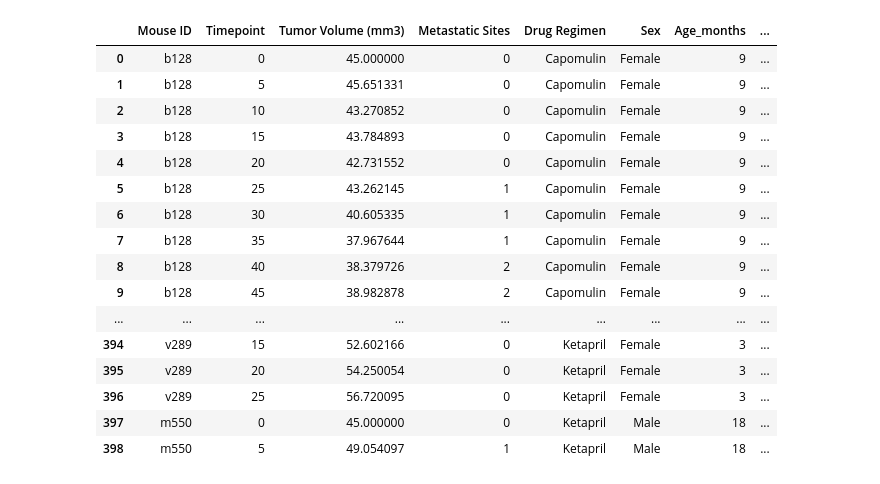
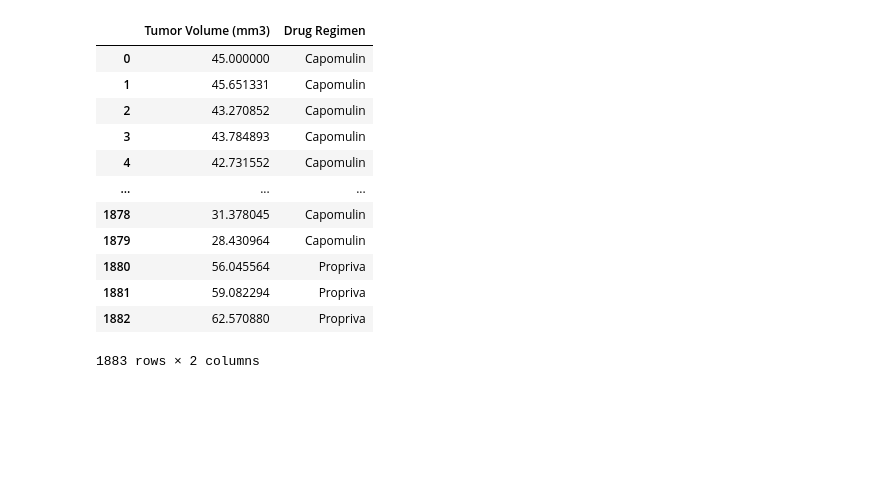
Before and after one commit to MasonMcCoy/Pymaceuticals-Inc, a Jupyter notebook: Pymaceuticals_Inc..ipynb, the cells around one changed output. Cells and saved outputs as stored; diff of their text form; code cells hidden in the pictures; blank space fills up the shorter version.

```diff
--- a/Pymaceuticals_Inc..ipynb
+++ b/Pymaceuticals_Inc..ipynb
@@ -43,22 +40,20 @@ cleaned_resultsDF
 # %%
 #merge CSV files
 merged_data = cleaned_resultsDF.merge(right = meta_dataDF, how = 'inner', on = 'Mouse ID')
-merged_data
+
+tumor_data = merged_data.drop(['Mouse ID', 'Timepoint', 'Metastatic Sites', 'Age_months', 'Sex', 'Weight (g)'], axis = 1)
+tumor_data
 # %% [output]
-|  | Mouse ID | Timepoint | Tumor Volume (mm3) | Metastatic Sites | Drug Regimen | Sex | Age_months | ... |
-| 0 | b128 | 0 | 45.000000 | 0 | Capomulin | Female | 9 | ... |
-| 1 | b128 | 5 | 45.651331 | 0 | Capomulin | Female | 9 | ... |
-| 2 | b128 | 10 | 43.270852 | 0 | Capomulin | Female | 9 | ... |
-| 3 | b128 | 15 | 43.784893 | 0 | Capomulin | Female | 9 | ... |
-| 4 | b128 | 20 | 42.731552 | 0 | Capomulin | Female | 9 | ... |
-| 5 | b128 | 25 | 43.262145 | 1 | Capomulin | Female | 9 | ... |
-| 6 | b128 | 30 | 40.605335 | 1 | Capomulin | Female | 9 | ... |
-| 7 | b128 | 35 | 37.967644 | 1 | Capomulin | Female | 9 | ... |
-| 8 | b128 | 40 | 38.379726 | 2 | Capomulin | Female | 9 | ... |
-| 9 | b128 | 45 | 38.982878 | 2 | Capomulin | Female | 9 | ... |
-| ... | ... | ... | ... | ... | ... | ... | ... | ... |
-| 394 | v289 | 15 | 52.602166 | 0 | Ketapril | Female | 3 | ... |
-| 395 | v289 | 20 | 54.250054 | 0 | Ketapril | Female | 3 | ... |
-| 396 | v289 | 25 | 56.720095 | 0 | Ketapril | Female | 3 | ... |
-| 397 | m550 | 0 | 45.000000 | 0 | Ketapril | Male | 18 | ... |
-| 398 | m550 | 5 | 49.054097 | 1 | Ketapril | Male | 18 | ... |
+|  | Tumor Volume (mm3) | Drug Regimen |
+| 0 | 45.000000 | Capomulin |
+| 1 | 45.651331 | Capomulin |
+| 2 | 43.270852 | Capomulin |
+| 3 | 43.784893 | Capomulin |
+| 4 | 42.731552 | Capomulin |
+| ... | ... | ... |
+| 1878 | 31.378045 | Capomulin |
+| 1879 | 28.430964 | Capomulin |
+| 1880 | 56.045564 | Propriva |
+| 1881 | 59.082294 | Propriva |
+| 1882 | 62.570880 | Propriva |
+1883 rows × 2 columns
```
Also changed, not shown: parts of 18 cells of this notebook, 1 other file.
